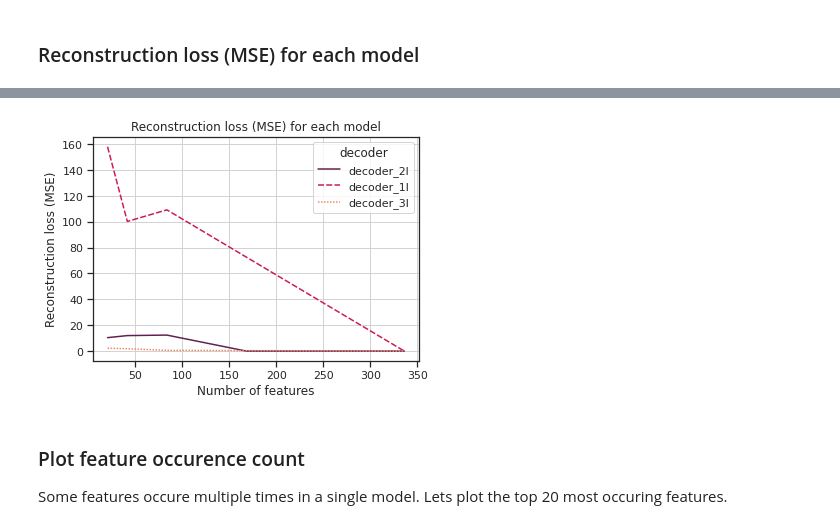
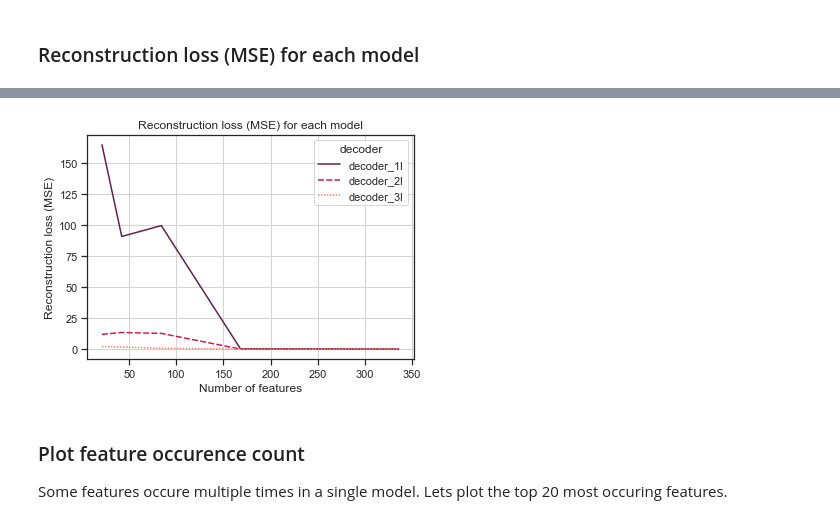
Before and after one commit to GewoonMaarten/spherical-dmri-conv, a Jupyter notebook: notebooks/model-analysis.ipynb, the cells around one changed output, grey strips where cells are left out. Drawn from its saved outputs; the diff is of its cells as text; code cells hidden in the pictures.

```diff
--- a/notebooks/model-analysis.ipynb
+++ b/notebooks/model-analysis.ipynb
@@ -18,7 +18,9 @@ from utils.dataset import MRISelectorSubjDataset
 from utils.env import DATA_PATH
 from utils.logger import logger
 # %%
-sns.set_theme(context="notebook", style="ticks", rc={'figure.figsize':(11.7/2, 8.27/2)})
+sns.set_theme(
+    context="notebook", style="ticks", rc={"figure.figsize": (11.7 / 2, 8.27 / 2)}
+)
 # %%
 ROOT_PATH = Path().cwd().parent
 logger.debug(ROOT_PATH)
@@ -182,25 +197,33 @@ test_gen = DataLoader(
 ### Reconstruction loss (MSE) for each model
 # %%
 mse_loss = torch.nn.MSELoss().to(device)
+
 
 def calc_loss(row):
     model_path = row["params_path"]
     model = ConcreteSelect(
         output_dim=int(row["n_features"]),
-        input_shape=1344,
+        input_shape=1344 - len(row["exclude"]),
         decoder=decoder_dict[row["decoder"]],
-        device=device
+        device=device,
     ).to(device)
     model.load_state_dict(torch.load(model_path))
     model.eval()
     with torch.no_grad():
-        target = torch.from_numpy(test_set[10]).to(device)
+        x = np.delete(test_set[10], row["exclude"])
+        target = torch.from_numpy(x).to(device)
         pred, _ = model(target)
-        loss = mse_loss(pred, target).to('cpu')
+        loss = mse_loss(pred, target).to("cpu")
 
-    logger.info("decoder: %s - latent space: %s - loss: %s", row["decoder"], row["n_features"], loss.item())
+    logger.info(
+        "decoder: %s - latent space: %s - loss: %s",
+        row["decoder"],
+        row["n_features"],
+        loss.item(),
+    )
 
     return loss.item()
 
-df['loss'] = df.apply(calc_loss, axis = 1)
+
+df["loss"] = df.apply(calc_loss, axis=1)
 # %% [output]
@@ -242,13 +270,24 @@ df.sort_index()
 # %%
-plot = sns.lineplot(x="n_features", y="loss", hue="decoder", style="decoder", data=df, palette='rocket')
+plot = sns.lineplot(
+    x="n_features",
+    y="loss",
+    hue="decoder",
+    style="decoder",
+    data=df.iloc[:-2],
+    palette="rocket",
+)
 # plot.set(yscale='log')
-plot.set(xlabel="Number of features", ylabel="Reconstruction loss (MSE)", title="Reconstruction loss (MSE) for each model")
-plt.grid(True,which="both",ls="-",c='lightgray')
+plot.set(
+    xlabel="Number of features",
+    ylabel="Reconstruction loss (MSE)",
+    title="Reconstruction loss (MSE) for each model",
+)
+plt.grid(True, which="both", ls="-", c="lightgray")
 
-image_path = Path(IMAGES_PATH, 'reconstruction_loss_(MSE).pdf')
+image_path = Path(IMAGES_PATH, "reconstruction_loss_(MSE).pdf")
 plt.savefig(image_path);
 # %% [output]
-[figure, old version]
+[figure, new version]
 # %% [markdown]
 ### Plot feature occurence count
 
```
Also changed, not shown: parts of 11 cells of this notebook, 3 other files.
